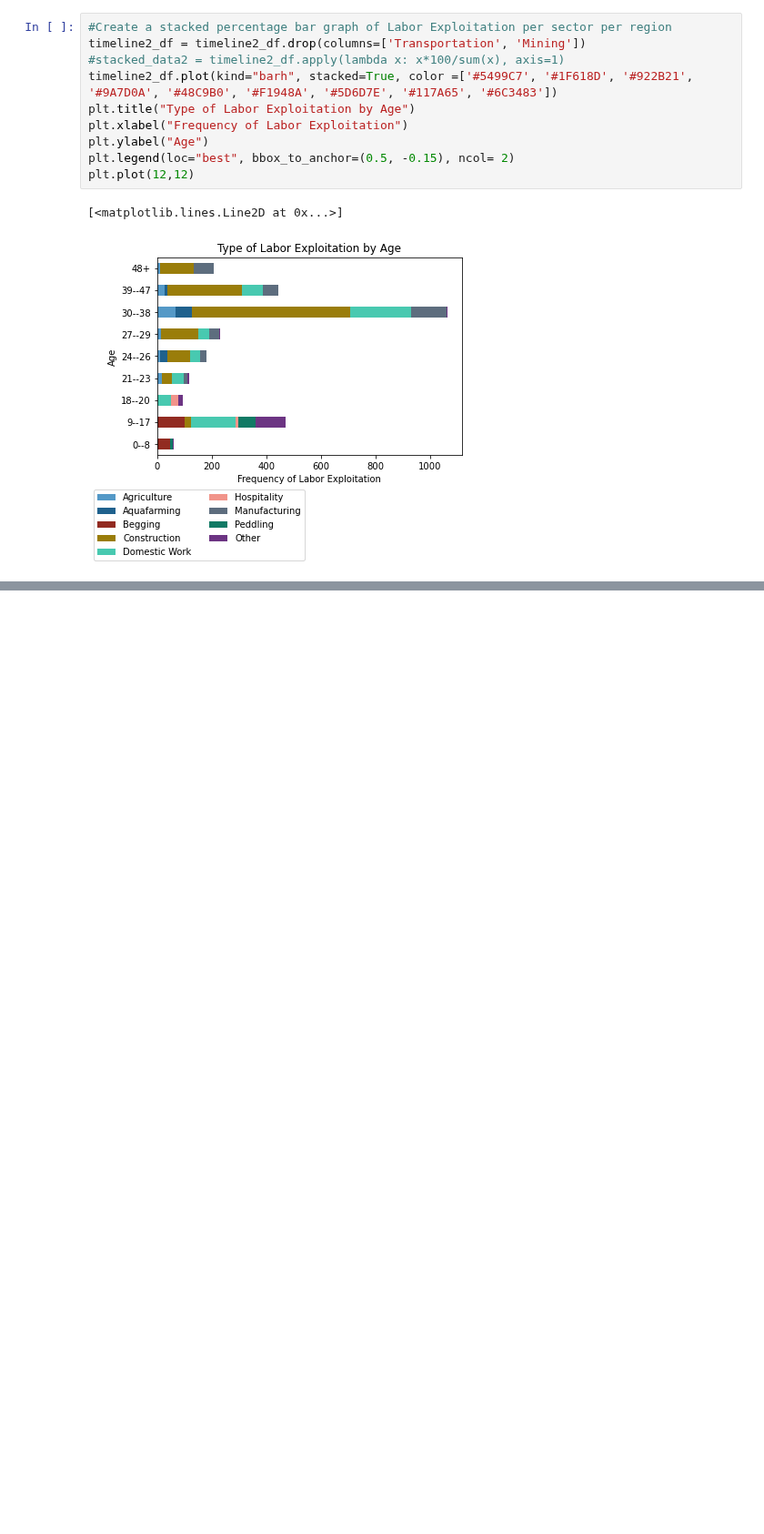
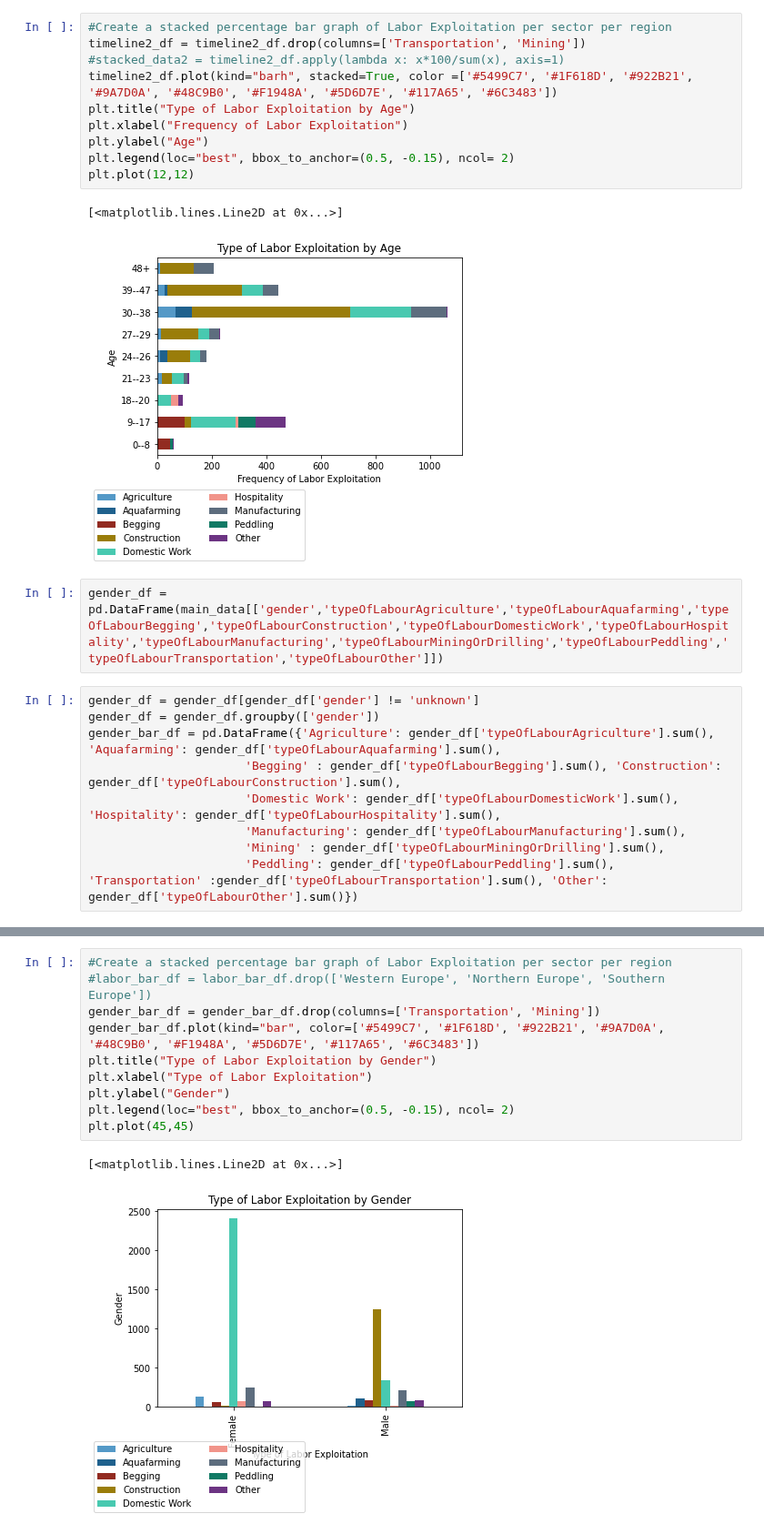
Before and after one commit to saronraut/Human-Trafficking-Awareness, a Jupyter notebook: Sumit/labor_stats.ipynb, the cells around one changed output, grey strips where cells are left out. Shown at 91% size. Saved outputs shown, nothing was run; the diff lists cells and outputs as text; blank space fills up the shorter version.

Commit message:
added labor sector by gender bar graph

```diff
--- a/Sumit/labor_stats.ipynb
+++ b/Sumit/labor_stats.ipynb
@@ -275,3 +275,14 @@ plt.plot(12,12)
 # %% [output]
 [<matplotlib.lines.Line2D at 0x...>]
 [figure]
+# %%
+gender_df = pd.DataFrame(main_data[['gender','typeOfLabourAgriculture','typeOfLabourAquafarming','typeOfLabourBegging','typeOfLabourConstruction','typeOfLabourDomesticWork','typeOfLabourHospitality','typeOfLabourManufacturing','typeOfLabourMiningOrDrilling','typeOfLabourPeddling','typeOfLabourTransportation','typeOfLabourOther']])
+# %%
+gender_df = gender_df[gender_df['gender'] != 'unknown']
+gender_df = gender_df.groupby(['gender'])
+gender_bar_df = pd.DataFrame({'Agriculture': gender_df['typeOfLabourAgriculture'].sum(), 'Aquafarming': gender_df['typeOfLabourAquafarming'].sum(),
+                      'Begging' : gender_df['typeOfLabourBegging'].sum(), 'Construction': gender_df['typeOfLabourConstruction'].sum(),
+                      'Domestic Work': gender_df['typeOfLabourDomesticWork'].sum(), 'Hospitality': gender_df['typeOfLabourHospitality'].sum(),
+                      'Manufacturing': gender_df['typeOfLabourManufacturing'].sum(),
+                      'Mining' : gender_df['typeOfLabourMiningOrDrilling'].sum(),
+                      'Peddling': gender_df['typeOfLabourPeddling'].sum(), 'Transportation' :gender_df['typeOfLabourTransportation'].sum(), 'Other': gender_df['typeOfLabourOther'].sum()})
@@ -277,0 +296,13 @@ plt.plot(12,12)
+# %%
+#Create a stacked percentage bar graph of Labor Exploitation per sector per region
+#labor_bar_df = labor_bar_df.drop(['Western Europe', 'Northern Europe', 'Southern Europe'])
+gender_bar_df = gender_bar_df.drop(columns=['Transportation', 'Mining'])
+gender_bar_df.plot(kind="bar", color=['#5499C7', '#1F618D', '#922B21', '#9A7D0A', '#48C9B0', '#F1948A', '#5D6D7E', '#117A65', '#6C3483'])
+plt.title("Type of Labor Exploitation by Gender")
+plt.xlabel("Type of Labor Exploitation")
+plt.ylabel("Gender")
+plt.legend(loc="best", bbox_to_anchor=(0.5, -0.15), ncol= 2)
+plt.plot(45,45)
+# %% [output]
+[<matplotlib.lines.Line2D at 0x...>]
+[figure, added]
```
Also changed, not shown: parts of 1 cell of this notebook.
